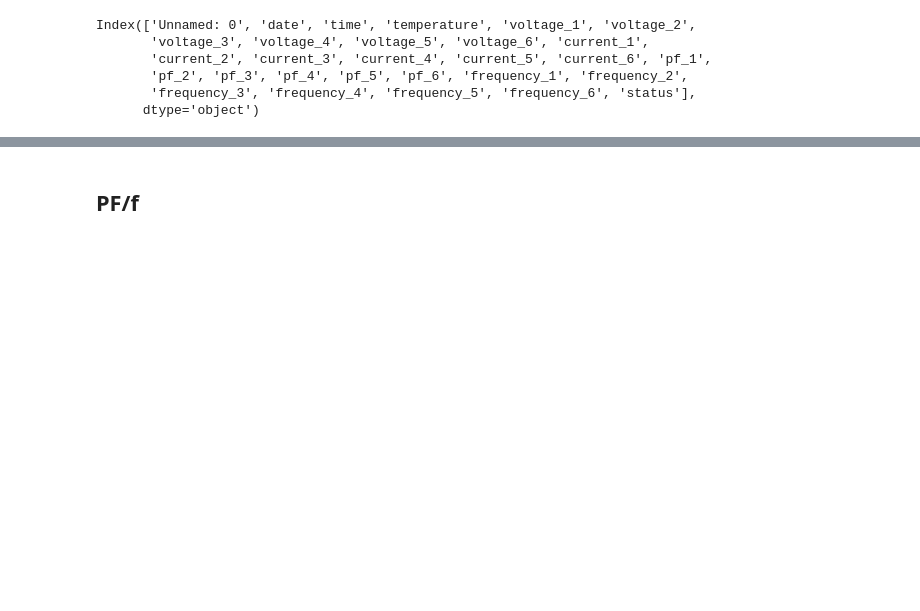
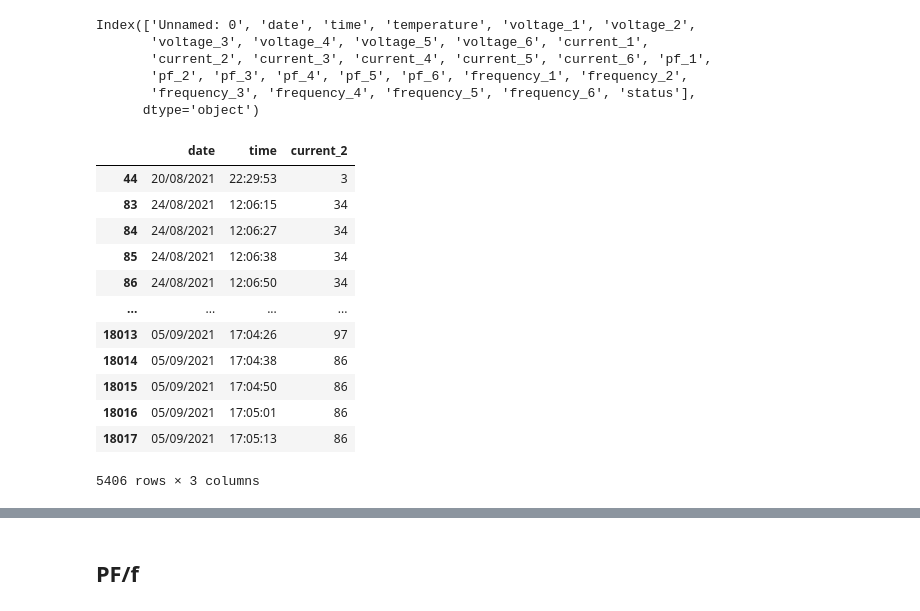
Before and after one commit to kimlolipop/stat-predictive, a Jupyter notebook: quatile.ipynb, the cells around one changed output, grey strips where cells are left out. Cells and saved outputs as stored; diff of their text form; code cells hidden in the pictures; blank space fills up the shorter version.

```diff
--- a/quatile.ipynb
+++ b/quatile.ipynb
@@ -161,12 +161,31 @@ Index(['Unnamed: 0', 'date', 'time', 'temperature', 'voltage_1', 'voltage_2',
       dtype='object')
 # %%
 # def clean(df):
-focus = 'current_1'
+focus = 'current_2'
 df_focus =  df[['date','time', focus]]
-df_focus = df_focus[df_focus[focus] >= 30]
+
+df_focus = df_focus[df_focus[focus] > 1]
 df_focus = df_focus[df_focus[focus] < 100]
-# df_temp = df_temp[(df_temp['voltage'] >= 20) & (df_temp['voltage'] <= 50)]
-# df_focus.head(50)
+
+# df_focus = df_focus[df_focus[focus] > 60]
+# df_focus = df_focus[df_focus[focus] == 0]
+
+# df_focus = df[(df[focus] >= -1) & (df[focus] <= 1)]
+df_focus
+# %% [output]
+|  | date | time | current_2 |
+| 44 | 20/08/2021 | 22:29:53 | 3 |
+| 83 | 24/08/2021 | 12:06:15 | 34 |
+| 84 | 24/08/2021 | 12:06:27 | 34 |
+| 85 | 24/08/2021 | 12:06:38 | 34 |
+| 86 | 24/08/2021 | 12:06:50 | 34 |
+| ... | ... | ... | ... |
+| 18013 | 05/09/2021 | 17:04:26 | 97 |
+| 18014 | 05/09/2021 | 17:04:38 | 86 |
+| 18015 | 05/09/2021 | 17:04:50 | 86 |
+| 18016 | 05/09/2021 | 17:05:01 | 86 |
+| 18017 | 05/09/2021 | 17:05:13 | 86 |
+5406 rows × 3 columns
 # %%
 df_focus[[focus]].hist(bins = 100)
 # %% [output]
```
Also changed, not shown: parts of 3 cells of this notebook, 1 other file.
